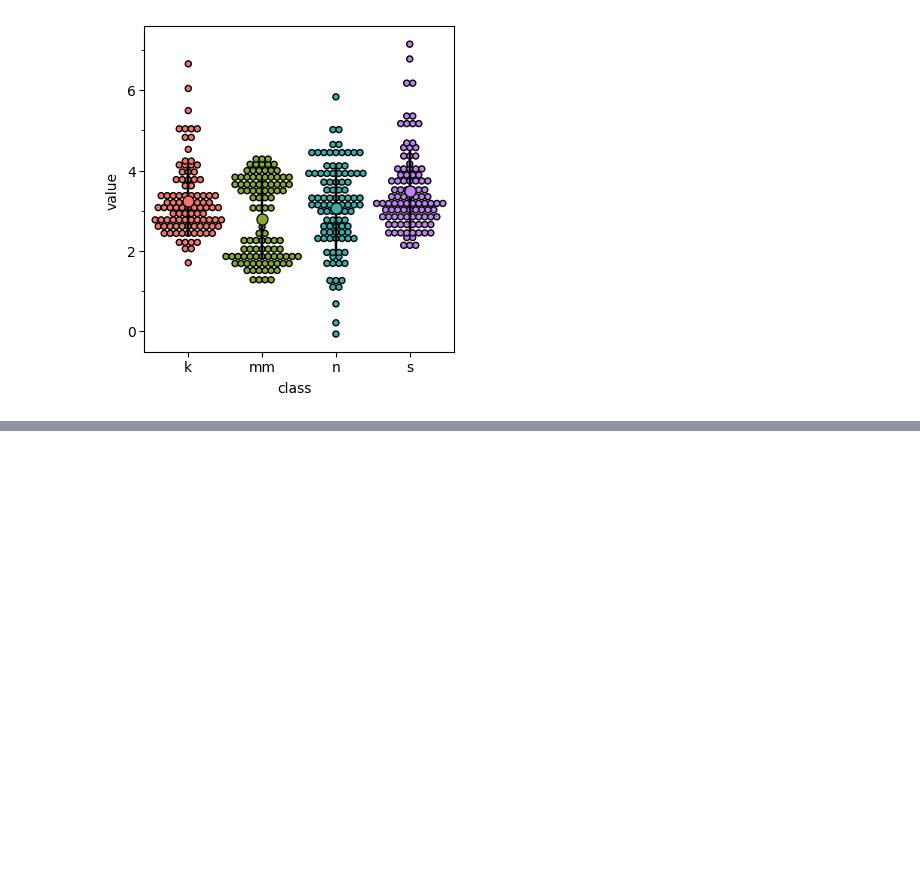
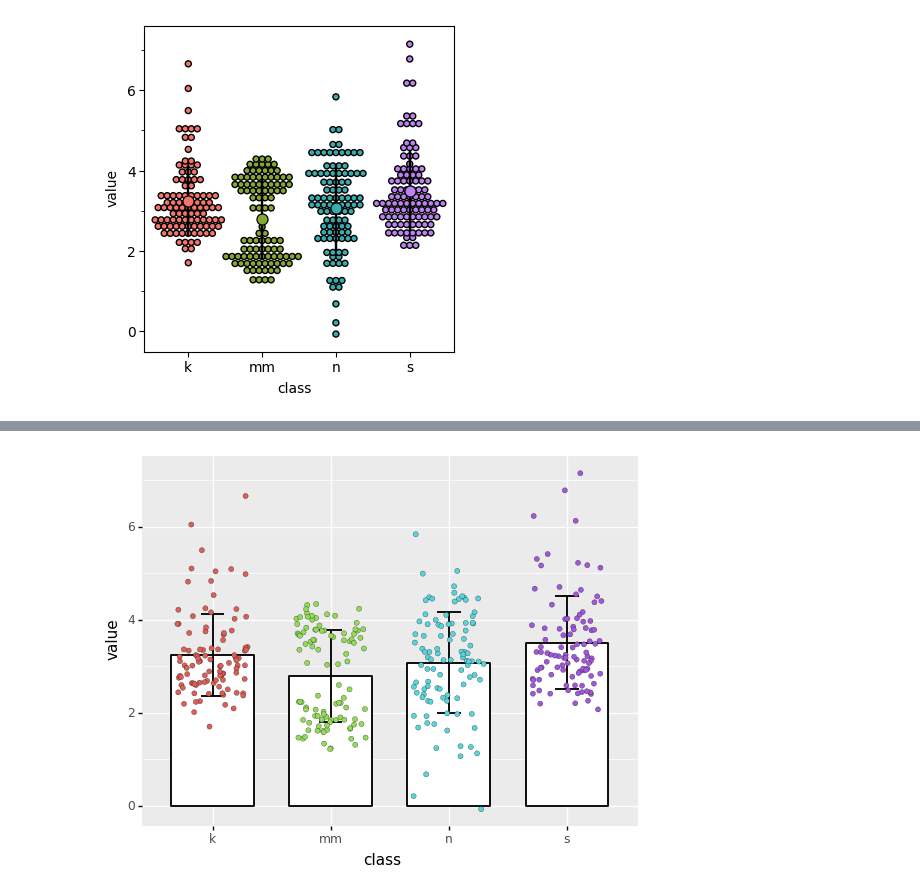
Before and after one commit to brokyz/DataVisual, a Jupyter notebook: 上机作业 10/DV第10次作业 32019070233 张博强.ipynb, the cells around one changed output, grey strips where cells are left out. Saved outputs shown, nothing was run; the diff lists cells and outputs as text; code cells hidden in the pictures; blank space fills up the shorter version.

```diff
--- a/上机作业 10/DV第10次作业 32019070233 张博强.ipynb
+++ b/上机作业 10/DV第10次作业 32019070233 张博强.ipynb
@@ -78,0 +86,9 @@ print(dot_plot)
+# %%
+Barjitter_plot=(ggplot(df,aes(x='class',y="value",fill="class"))
++stat_summary(fun_data="mean_sdl",fun_args={'mult':1},geom="bar",fill='w',color="black",size=0.75,width=0.7,show_legend=False)
++stat_summary(fun_data="mean_sdl",fun_args ={'mult':1},geom="errorbar",color="black",size=0.75,width=.2,show_legend=False)
++geom_jitter(width=0.3,size=2,stroke=0.1,shape='o',show_legend=False)
+)
+print(Barjitter_plot)
+# %% [output]
+[figure, added]
```
Also changed, not shown: parts of 14 cells of this notebook.
